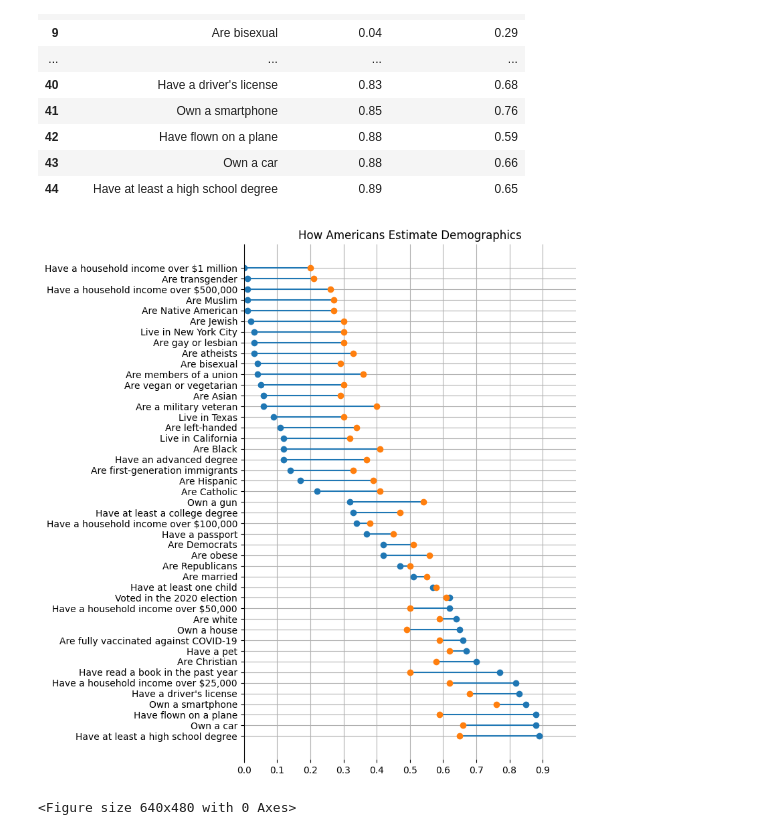
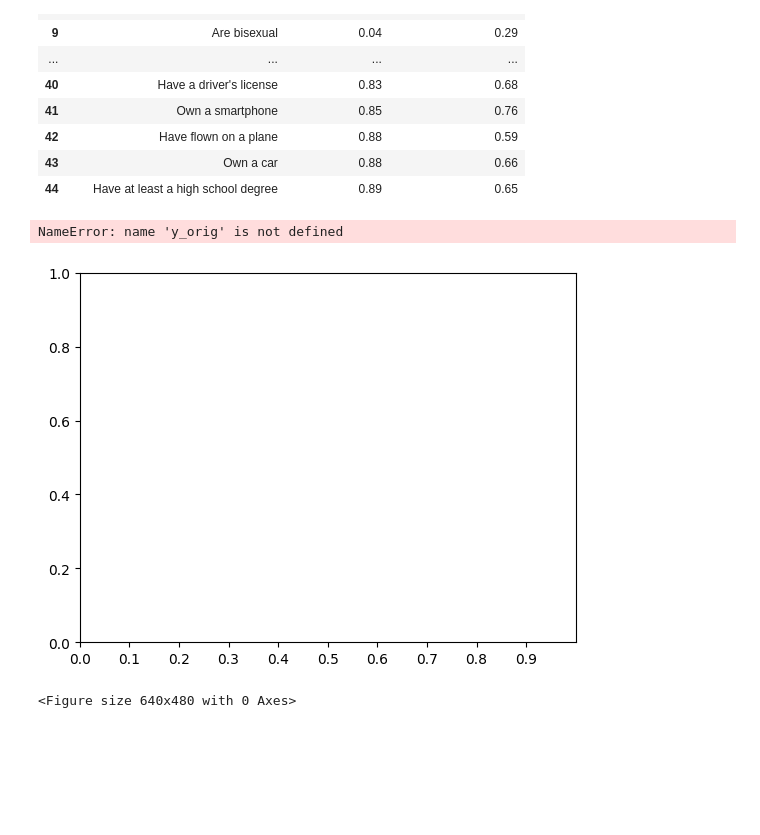
Before and after one commit to erntan/mm, a Jupyter notebook: 2249/2249.ipynb, the cells around one changed output. Saved outputs shown, nothing was run; the diff lists cells and outputs as text; code cells hidden in the pictures; blank space fills up the shorter version.

```diff
--- a/2249/2249.ipynb
+++ b/2249/2249.ipynb
@@ -30,29 +30,30 @@ raw # The data is already order properly.
 true_prop = raw['True Proportion']
 est_prop = raw['Estimated Proportion']
 
-y = range(len(raw), 0, -1)
+y_orig = range(len(raw), 0, -1)
 # %%
 # Plot
-fig, ax = plt.subplots()
+fig_orig, ax_orig = plt.subplots()
 
-ax.set_xlim(0,1)
-ax.set_xticks([x/10 for x in range(0,10)])
-ax.set_yticks(y)
-ax.set_yticklabels(raw['Topic'])
-ax.set_title("How Americans Estimate Demographics")
+ax_orig.set_xlim(0,1)
+ax_orig.set_xticks([x/10 for x in range(0,10)])
+ax_orig.set_yticks(y_orig)
+ax_orig.set_yticklabels(raw['Topic'])
+ax_orig.set_title("How Americans Estimate Demographics")
 
-ax.spines[['top', 'right', 'bottom']].set_visible(False)
-ax.grid(True)
+ax_orig.spines[['top', 'right', 'bottom']].set_visible(False)
+ax_orig.grid(True)
 
-fig.set_figheight(10)
+fig_orig.set_figheight(10)
 
-plt.hlines(y, xmin = true_prop, xmax = est_prop)
-plt.plot(true_prop, y,'o')
-plt.plot(est_prop, y,'o')
+plt.hlines(y_orig, xmin = true_prop, xmax = est_prop)
+plt.plot(true_prop, y_orig,'o')
+plt.plot(est_prop, y_orig,'o')
 
-plt.savefig('orig_viz.jpg', bbox_inches = 'tight')
+# plt.savefig('orig_viz.jpg', bbox_inches = 'tight')
 # %% [output]
+NameError: name 'y_orig' is not defined
-[figure, old version]
+[figure, new version]
 # %%
 # %% [output]
 <Figure size 640x480 with 0 Axes>
```
Also changed, not shown: parts of 2 cells of this notebook.
